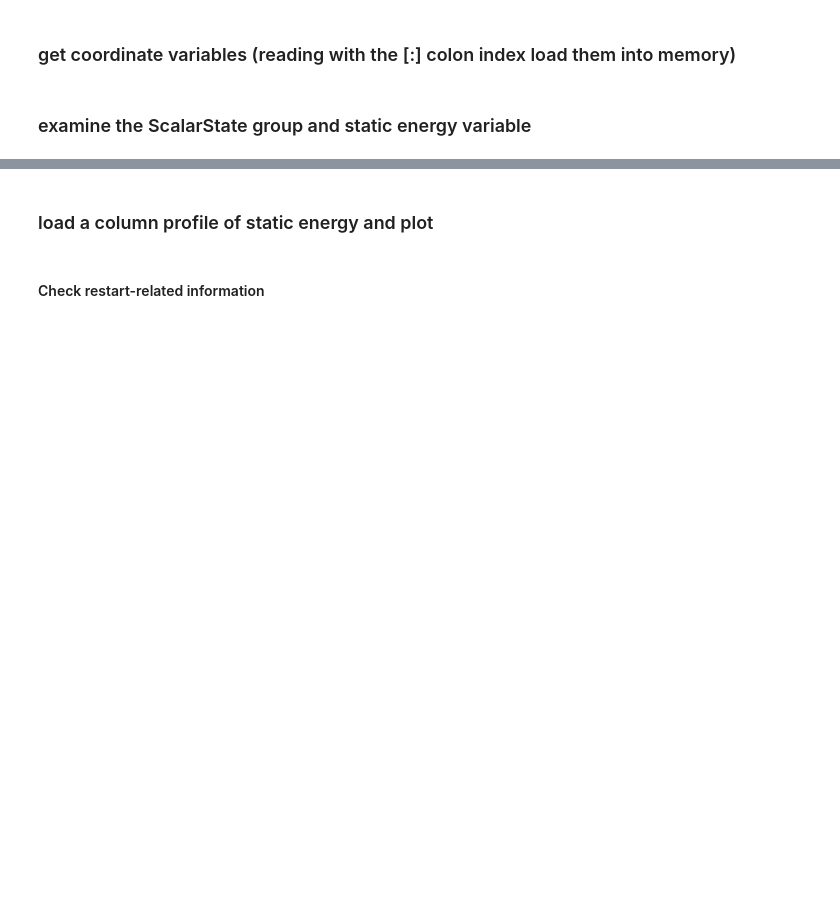
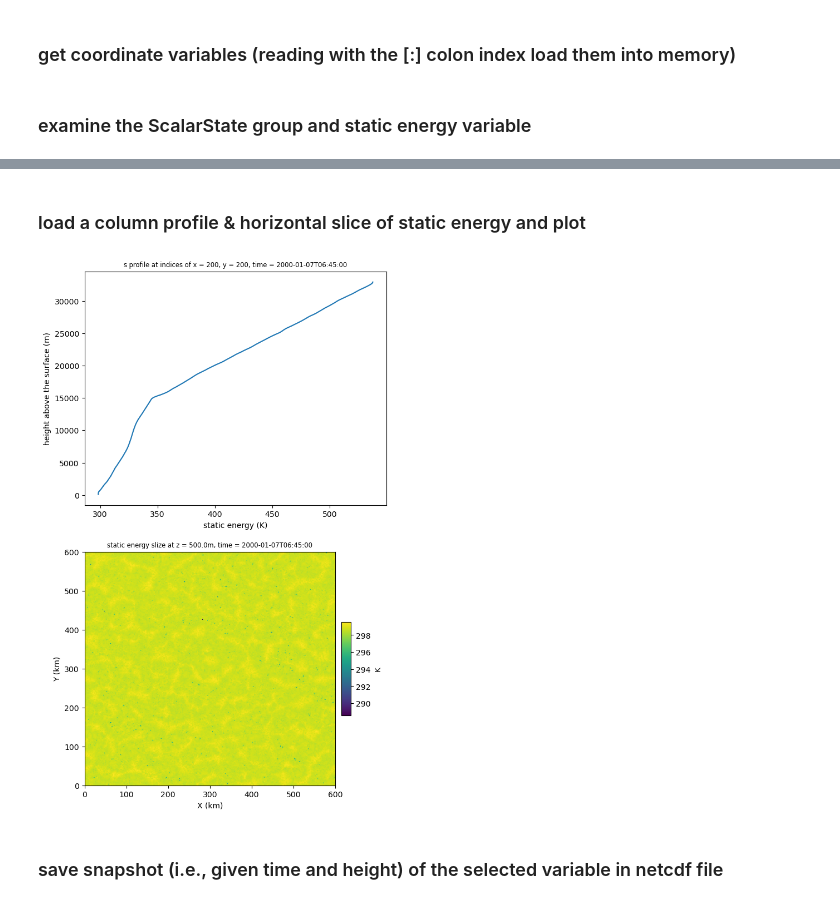
Before and after one commit to WACCEM/notebooks_for_pinacles, a Jupyter notebook: Check_zarr.ipynb, the cells around one changed output, grey strips where cells are left out. Cells and saved outputs as stored; diff of their text form; code cells hidden in the pictures; blank space fills up the shorter version.

```diff
--- a/Check_zarr.ipynb
+++ b/Check_zarr.ipynb
@@ -55,19 +179,36 @@ group_info
 # %% [markdown]
-### load a column profile of static energy and plot
+### load a column profile & horizontal slice of static energy and plot
 # %%
-indx = zin.attrs[igroup + "_variable_index_map"][invarname]
+varindx = zin.attrs[igroup + "_variable_index_map"][invarname]
 it = 9 #time index
+iz = 2 #height index
 ix =200 #x index
 iy =200 #y index
 # %%
-invar = zin[igroup][indx,it,ix,iy,:]
+invar_proile = zin[igroup][it,varindx,ix,iy,:]
+invar_slice = zin[igroup][it,varindx,:,:,iz]
+
 iunits = vardic['ScalarState_units'][invarname]
 lname = vardic['ScalarState_long_names'][invarname]
 # %%
+fig = plt.figure(figsize=(7,12))
+ax = fig.add_subplot(2, 1, 1)
 
-_=plt.plot(invar,Z)
-_=plt.xlabel(lname + ' (' + iunits + ')') #is the units for s correct?
-_=plt.ylabel('height above the surface (m)')
-_=plt.title(invarname + ' profile at indices of x = ' + str(ix) + ', y = ' + str(iy) + ', time = ' + str(it))
+_=ax.plot(invar_proile,Z)
+_=ax.set_xlabel(lname + ' (' + iunits + ')') #is the units for s correct?
+_=ax.set_ylabel('height above the surface (m)')
+_=ax.set_title((invarname + ' profile at indices of x = ' + str(ix) + ', y = '
+               + str(iy) + ', time = ' + str(time[it])),fontsize = 'small')
+
+
+ax = fig.add_subplot(2, 1, 2)
+pcm=ax.pcolormesh(X/1000,Y/1000,invar_slice,shading='nearest')
+_=ax.set_xlabel('X (km)') #is the units for s correct?
+_=ax.set_ylabel('Y (km)')
+_=ax.set_title((lname + ' slize at z = ' + str(Z[iz]) + 'm, time = ' + str(time[it])),
+               fontsize = 'small')
+cbar = fig.colorbar(pcm,shrink = 0.4, pad=0.02, aspect=10,label = iunits, ax=ax)
+# %% [output]
+[figure, added]
-# %% [markdown]
-#### Check restart-related information
+# %% [markdown]
+### save snapshot (i.e., given time and height) of the selected variable in netcdf file
```
Also changed, not shown: parts of 10 cells of this notebook.
